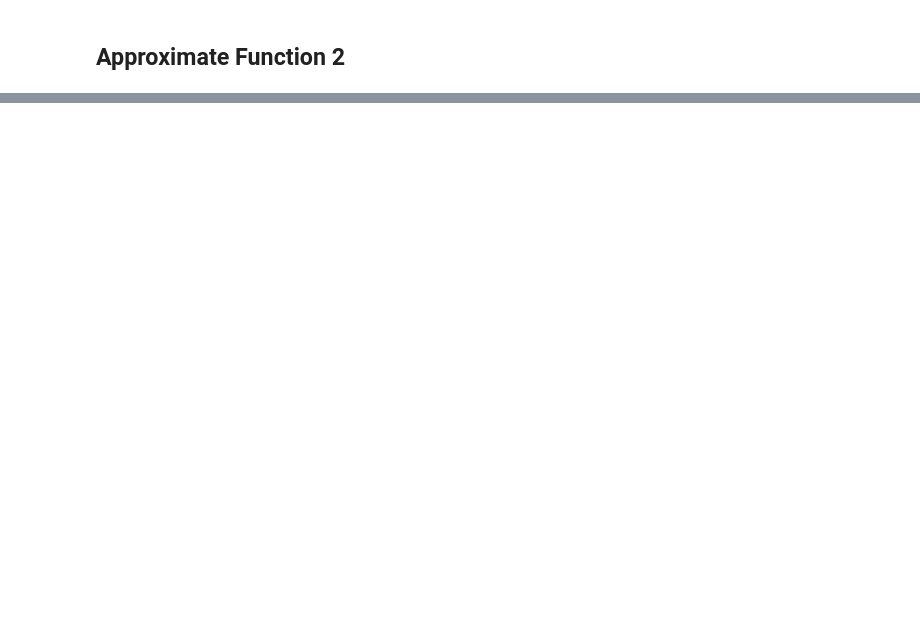
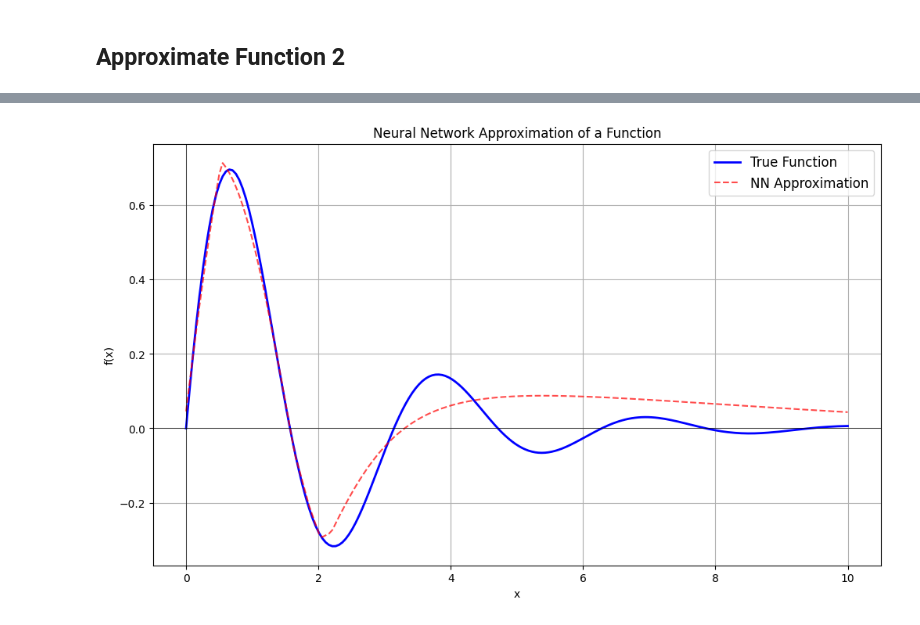
Before and after one commit to stanislavlia/ft-multilayer-perceptron, a Jupyter notebook: universal_approximator.ipynb, the cells around one changed output, grey strips where cells are left out. Saved outputs shown, nothing was run; the diff lists cells and outputs as text; code cells hidden in the pictures; blank space fills up the shorter version.

```diff
--- a/universal_approximator.ipynb
+++ b/universal_approximator.ipynb
@@ -205,7 +201,7 @@ model_2 = FeedForwardNN(
         Layer(
             n_input=32,
             n_output=16,
-            activation=Activation.RELU,
+            activation=Activation.TANH,
             initializer=WeightInitializer(option=WeightInitializationOption.NORMAL, sd=xavier_std(32, 16))
         ),
         Layer(
@@ -231,11 +227,11 @@ approximator2 = FuncApproximator(
 )
 
 approximator2.fit(
-    batch_size=4,
+    batch_size=8,
     test_split_size=0.15,
-    epochs=80,  # Increased epochs for better fitting
-    display_on_each_n_step=5,
-    learning_rate=0.0008
+    epochs=40,  # Increased epochs for better fitting
+    display_on_each_n_step=1,
+    learning_rate=0.005
 )
 
 approximator2.visualize_fit()
@@ -249,0 +256 @@ approximator2.visualize_fit()
+[figure, added]
```
Also changed, not shown: parts of 4 cells of this notebook, 14 other files.
